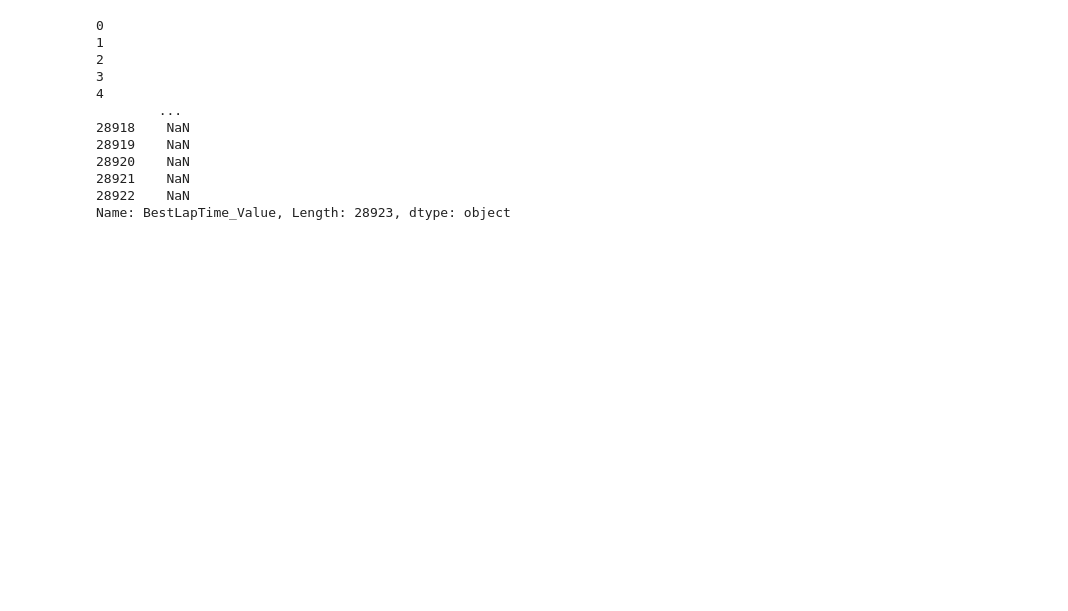
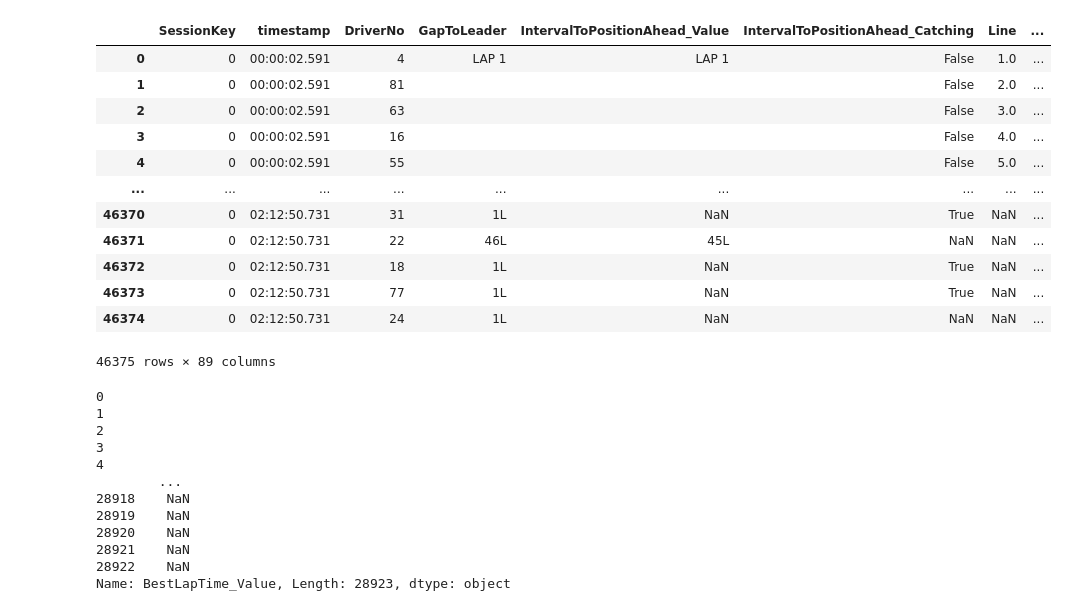
Before and after one commit to GoktugOcal/f1-data-ingestion, a Jupyter notebook: dev.ipynb, the cells around one changed output. Cells and saved outputs as stored; diff of their text form; code cells hidden in the pictures; blank space fills up the shorter version.

```diff
--- a/dev.ipynb
+++ b/dev.ipynb
@@ -30,0 +93,28 @@ data
+# %%
+records = []
+for ts, ts_value in data.items():
+    for driver_no, driver_data in ts_value.items():
+        if isinstance(driver_data["LapPosition"], list):
+            for position in driver_data["LapPosition"]:
+                record = {
+                        "SessionKey" : 0,
+                        "timestamp" : ts,
+                        "DriverNo" : driver_no,
+                        "Lap" : 0,
+                        "LapPosition" : position
+                    }
+                records.append(record)
+
+
+        elif isinstance(driver_data["LapPosition"], dict):
+            for lap, position in driver_data["LapPosition"].items():
+                record = {
+                        "SessionKey" : 0,
+                        "timestamp" : ts,
+                        "DriverNo" : driver_no,
+                        "Lap" : lap,
+                        "LapPosition" : position
+                    }
+                records.append(record)
+
+pd.DataFrame(records)
@@ -79,3 +185,19 @@ df = pd.DataFrame(records)
+# %%
+df
+# %% [output]
+|  | SessionKey | timestamp | DriverNo | GapToLeader | IntervalToPositionAhead_Value | IntervalToPositionAhead_Catching | Line | ... |
+| 0 | 0 | 00:00:02.591 | 4 | LAP 1 | LAP 1 | False | 1.0 | ... |
+| 1 | 0 | 00:00:02.591 | 81 |  |  | False | 2.0 | ... |
+| 2 | 0 | 00:00:02.591 | 63 |  |  | False | 3.0 | ... |
+| 3 | 0 | 00:00:02.591 | 16 |  |  | False | 4.0 | ... |
+| 4 | 0 | 00:00:02.591 | 55 |  |  | False | 5.0 | ... |
+| ... | ... | ... | ... | ... | ... | ... | ... | ... |
+| 46370 | 0 | 02:12:50.731 | 31 | 1L | NaN | True | NaN | ... |
+| 46371 | 0 | 02:12:50.731 | 22 | 46L | 45L | NaN | NaN | ... |
+| 46372 | 0 | 02:12:50.731 | 18 | 1L | NaN | True | NaN | ... |
+| 46373 | 0 | 02:12:50.731 | 77 | 1L | NaN | True | NaN | ... |
+| 46374 | 0 | 02:12:50.731 | 24 | 1L | NaN | NaN | NaN | ... |
+46375 rows × 89 columns
 # %%
 df["BestLapTime_Value"]
 # %% [output]
```
Also changed, not shown: parts of 5 cells of this notebook, 3 other files.
